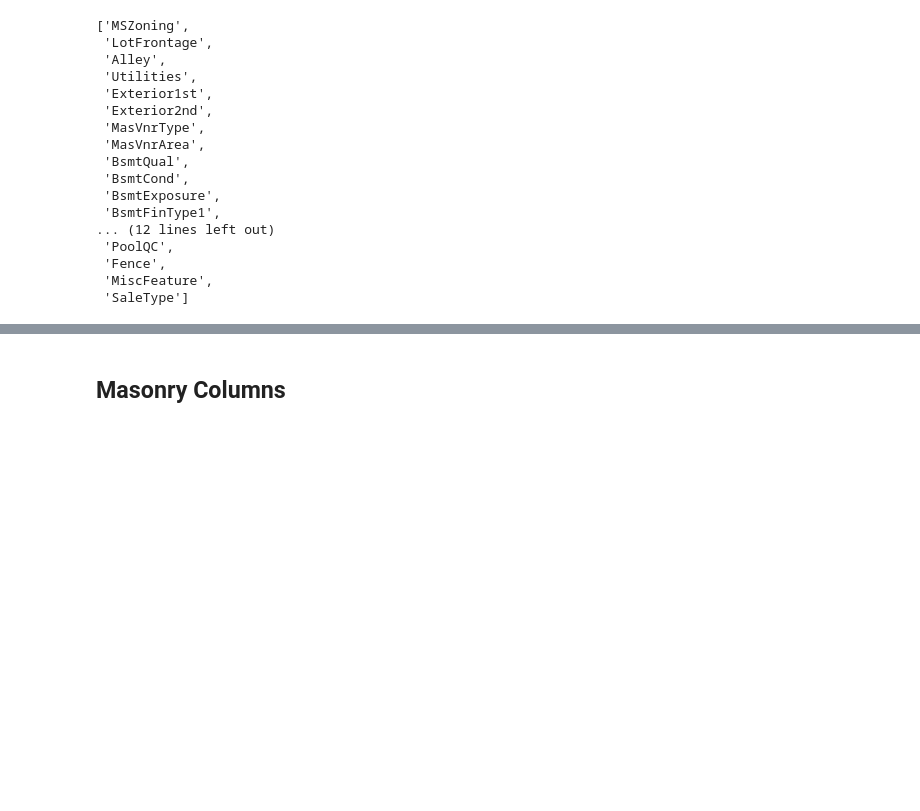
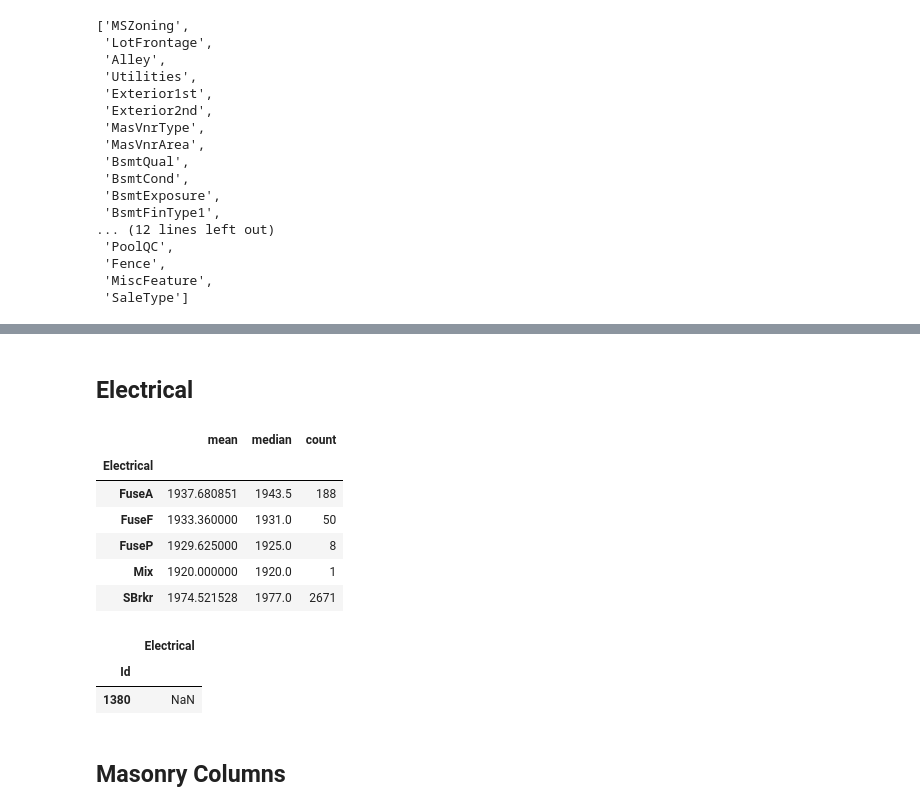
Before and after one commit to maxmorawski/Kaggle, a Jupyter notebook: Housing/ipynb/better-data.ipynb, the cells around one changed output, grey strips where cells are left out. Saved outputs shown, nothing was run; the diff lists cells and outputs as text; code cells hidden in the pictures; blank space fills up the shorter version.

```diff
--- a/Housing/ipynb/better-data.ipynb
+++ b/Housing/ipynb/better-data.ipynb
@@ -34,0 +221,18 @@ list(comb.columns[comb.isnull().any(axis=0)])
+# %% [markdown]
+## Electrical
+# %%
+comb.groupby('Electrical')['YearBuilt'].agg(['mean', 'median', 'count'])
+# %% [output]
+|  | mean | median | count |
+| Electrical |  |  |  |
+| FuseA | 1937.680851 | 1943.5 | 188 |
+| FuseF | 1933.360000 | 1931.0 | 50 |
+| FuseP | 1929.625000 | 1925.0 | 8 |
+| Mix | 1920.000000 | 1920.0 | 1 |
+| SBrkr | 1974.521528 | 1977.0 | 2671 |
+# %%
+comb[['Electrical']][comb.Electrical.isnull()]
+# %% [output]
+|  | Electrical |
+| Id |  |
+| 1380 | NaN |
```
Also changed, not shown: parts of 41 cells of this notebook.
